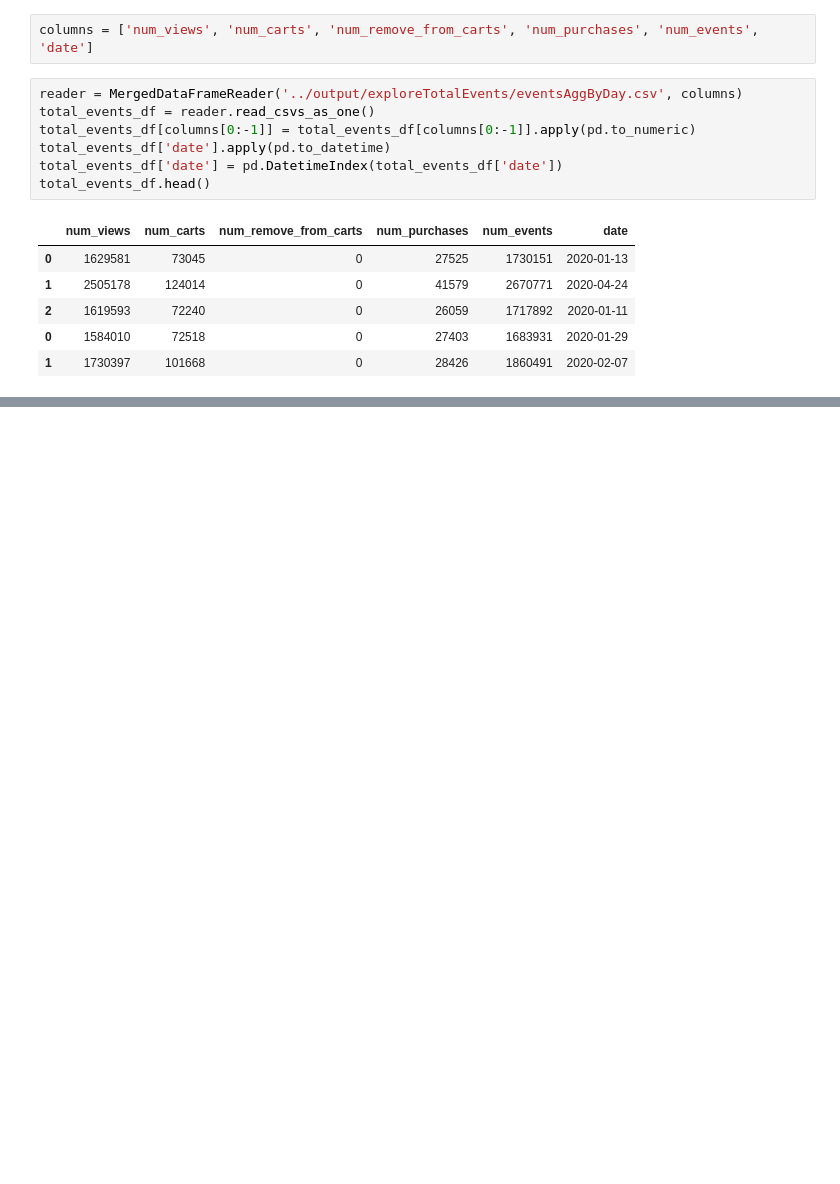
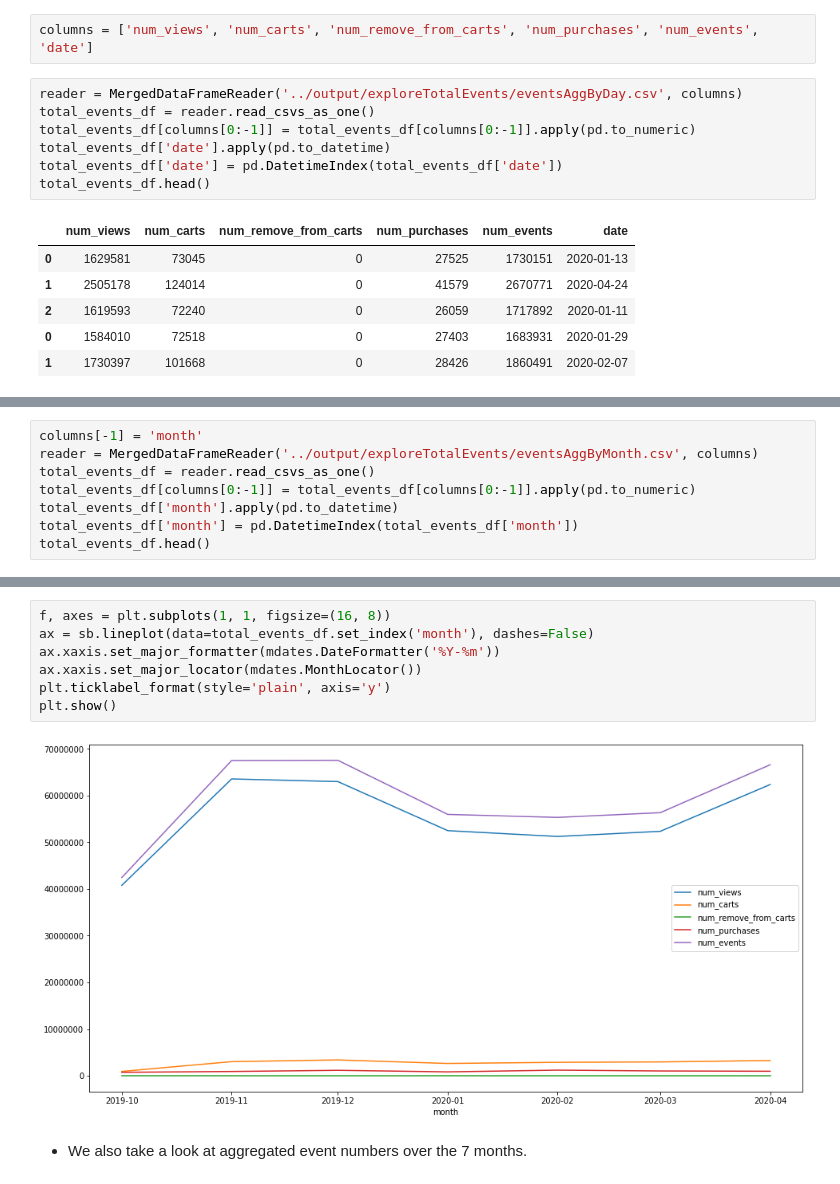
Before and after one commit to SamFangshan/Spark-eCommerce-Behavior-Data-Analysis, a Jupyter notebook: notebook/result_analysis.ipynb, the cells around one changed output, grey strips where cells are left out. Saved outputs shown, nothing was run; the diff lists cells and outputs as text; blank space fills up the shorter version.

```diff
--- a/notebook/result_analysis.ipynb
+++ b/notebook/result_analysis.ipynb
@@ -40,0 +50,8 @@ plt.show()
+# %%
+columns[-1] = 'month'
+reader = MergedDataFrameReader('../output/exploreTotalEvents/eventsAggByMonth.csv', columns)
+total_events_df = reader.read_csvs_as_one()
+total_events_df[columns[0:-1]] = total_events_df[columns[0:-1]].apply(pd.to_numeric)
+total_events_df['month'].apply(pd.to_datetime)
+total_events_df['month'] = pd.DatetimeIndex(total_events_df['month'])
+total_events_df.head()
@@ -40,0 +65,11 @@ plt.show()
+# %%
+f, axes = plt.subplots(1, 1, figsize=(16, 8))
+ax = sb.lineplot(data=total_events_df.set_index('month'), dashes=False)
+ax.xaxis.set_major_formatter(mdates.DateFormatter('%Y-%m'))
+ax.xaxis.set_major_locator(mdates.MonthLocator())
+plt.ticklabel_format(style='plain', axis='y')
+plt.show()
+# %% [output]
+[figure, added]
+# %% [markdown]
+* We also take a look at aggregated event numbers over the 7 months.
```
Also changed, not shown: parts of 40 cells of this notebook, 1 other file.
